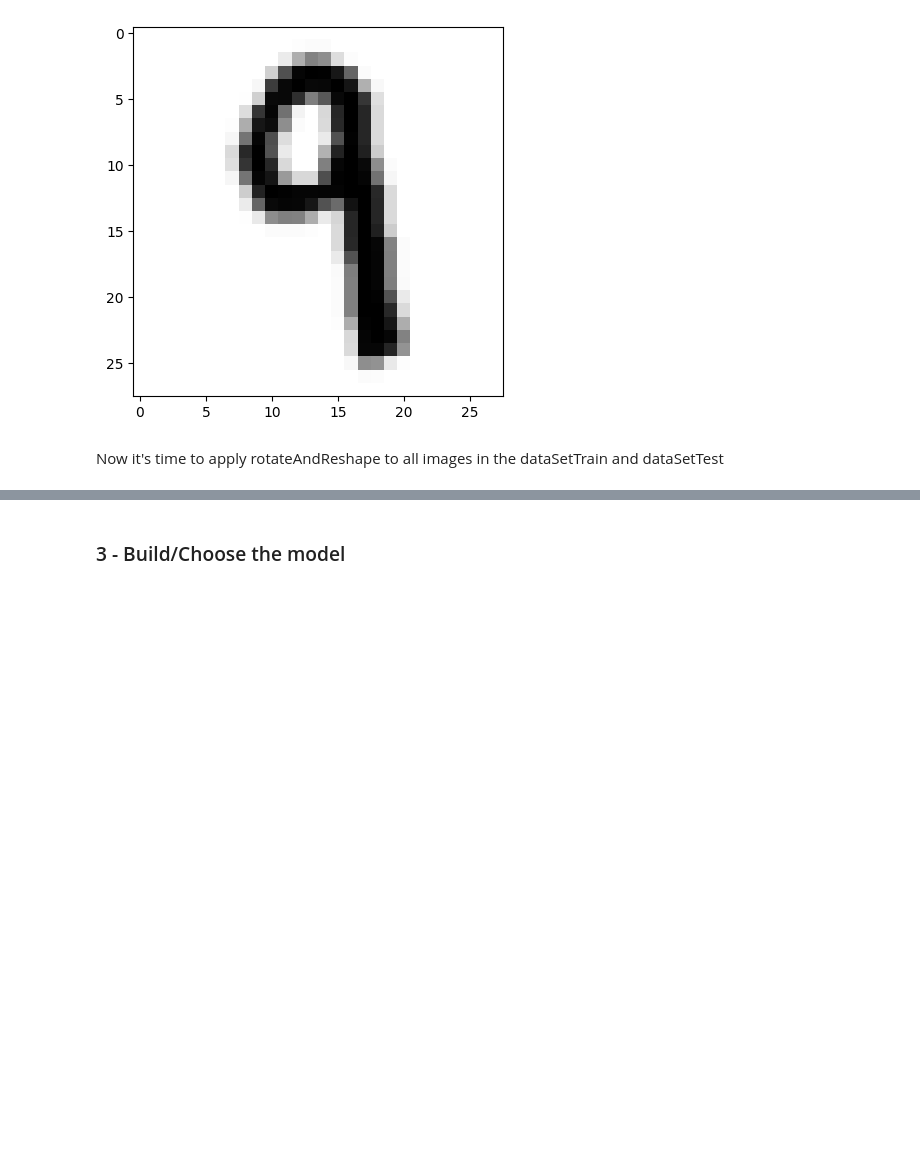
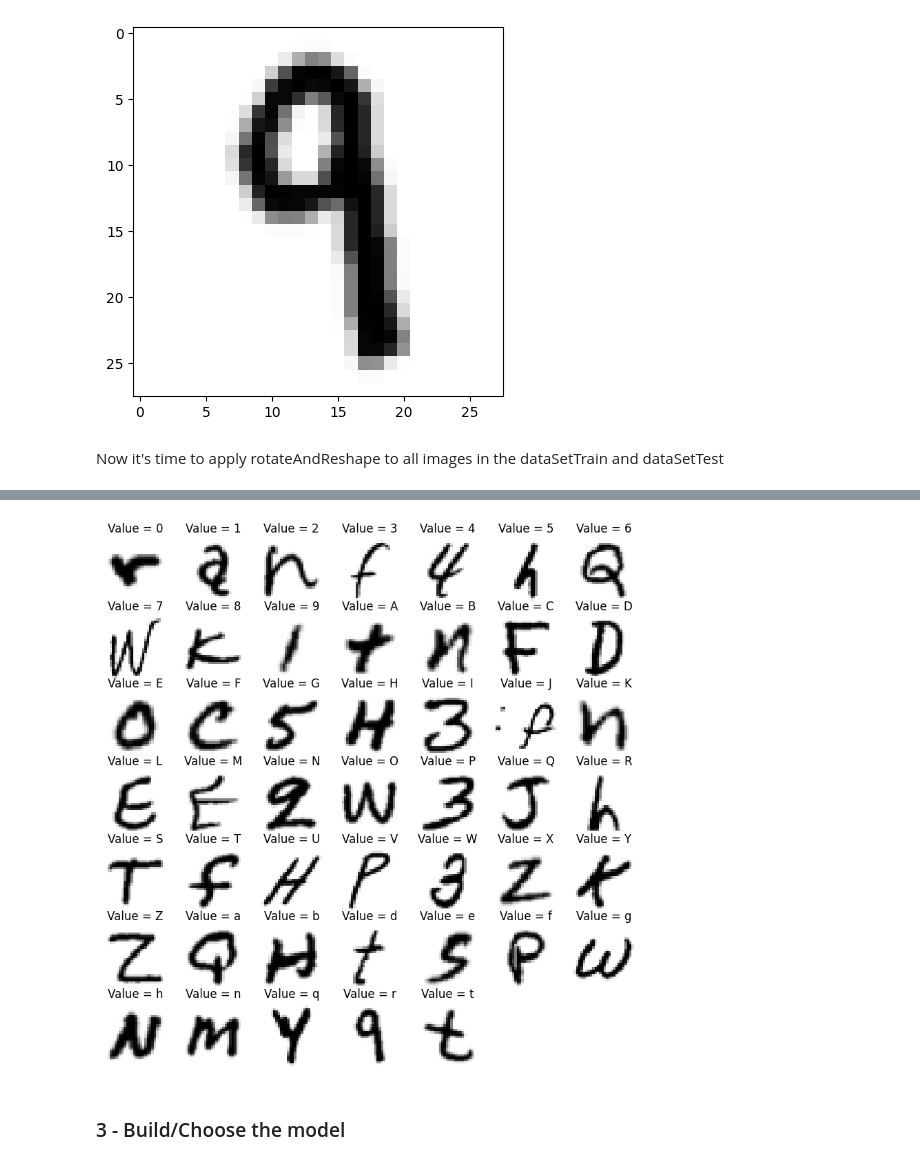
Before and after one commit to BurgaoTheChamp/RecognizeLettersAndNumbers, a Jupyter notebook: RecognizeLettersAndNumbers.ipynb, the cells around one changed output, grey strips where cells are left out. Drawn from its saved outputs; the diff is of its cells as text; code cells hidden in the pictures; blank space fills up the shorter version.

Commit message:
Implemented Samples visual after rotation

```diff
--- a/RecognizeLettersAndNumbers.ipynb
+++ b/RecognizeLettersAndNumbers.ipynb
@@ -410,3 +405,14 @@ TypeError: cannot unpack non-iterable int object
+# %%
+#Visualizing more samples
+plt.figure(figsize=[10,10]);
+for letter in range(47):
+    plt.subplot(7,7, letter+1);
+    plt.axis('off');
+    plt.imshow(rotatedTrain[letter], cmap=plt.cm.gray_r, interpolation='nearest');
+    plt.title('Value = %s'%labelHashMap[letter]);
+plt.show();
+# %% [output]
+[figure, added]
 # %% [markdown]
 ### 3 - Build/Choose the model
 # %% [markdown]
```
Also changed, not shown: parts of 3 cells of this notebook.
